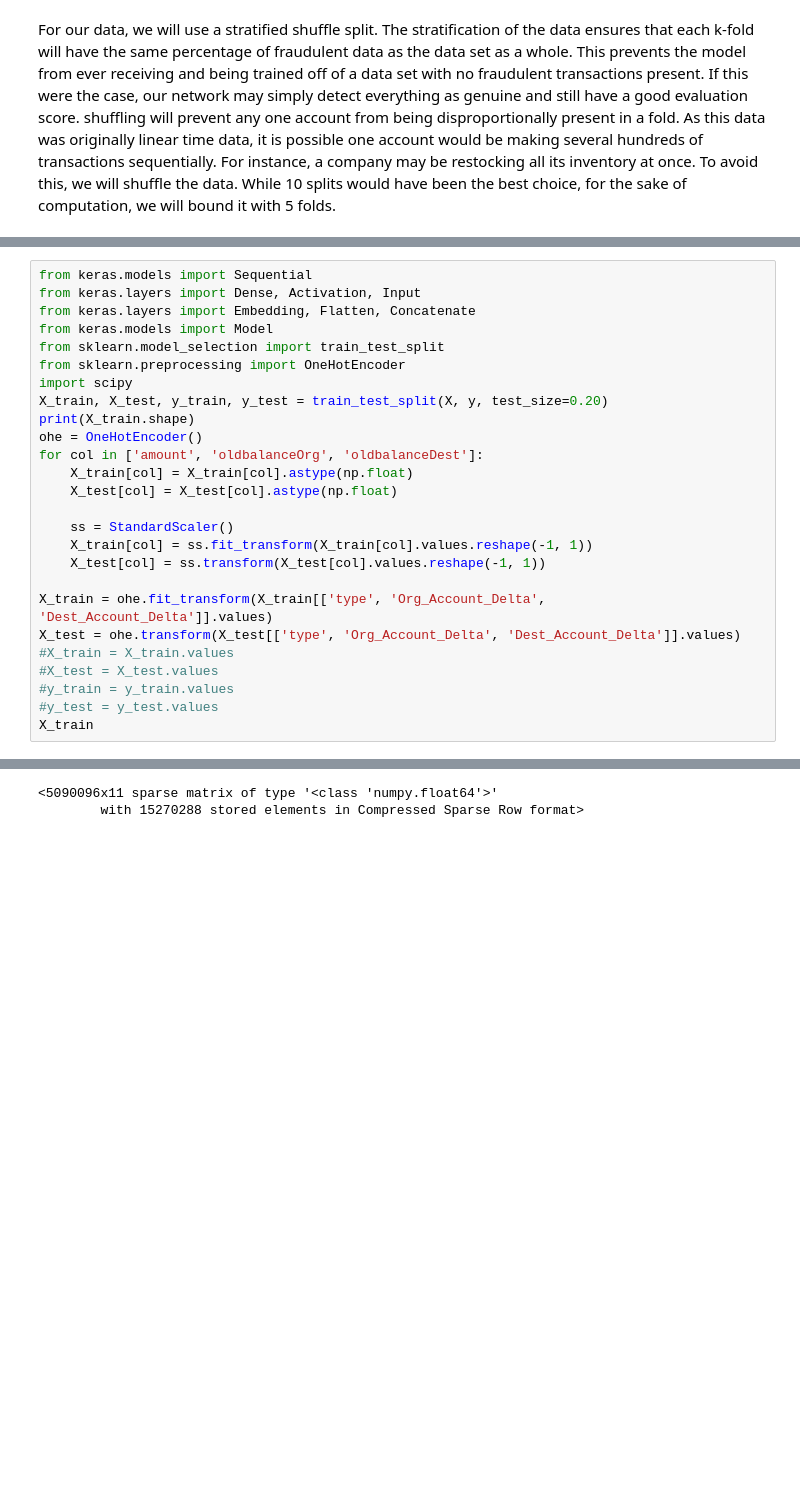
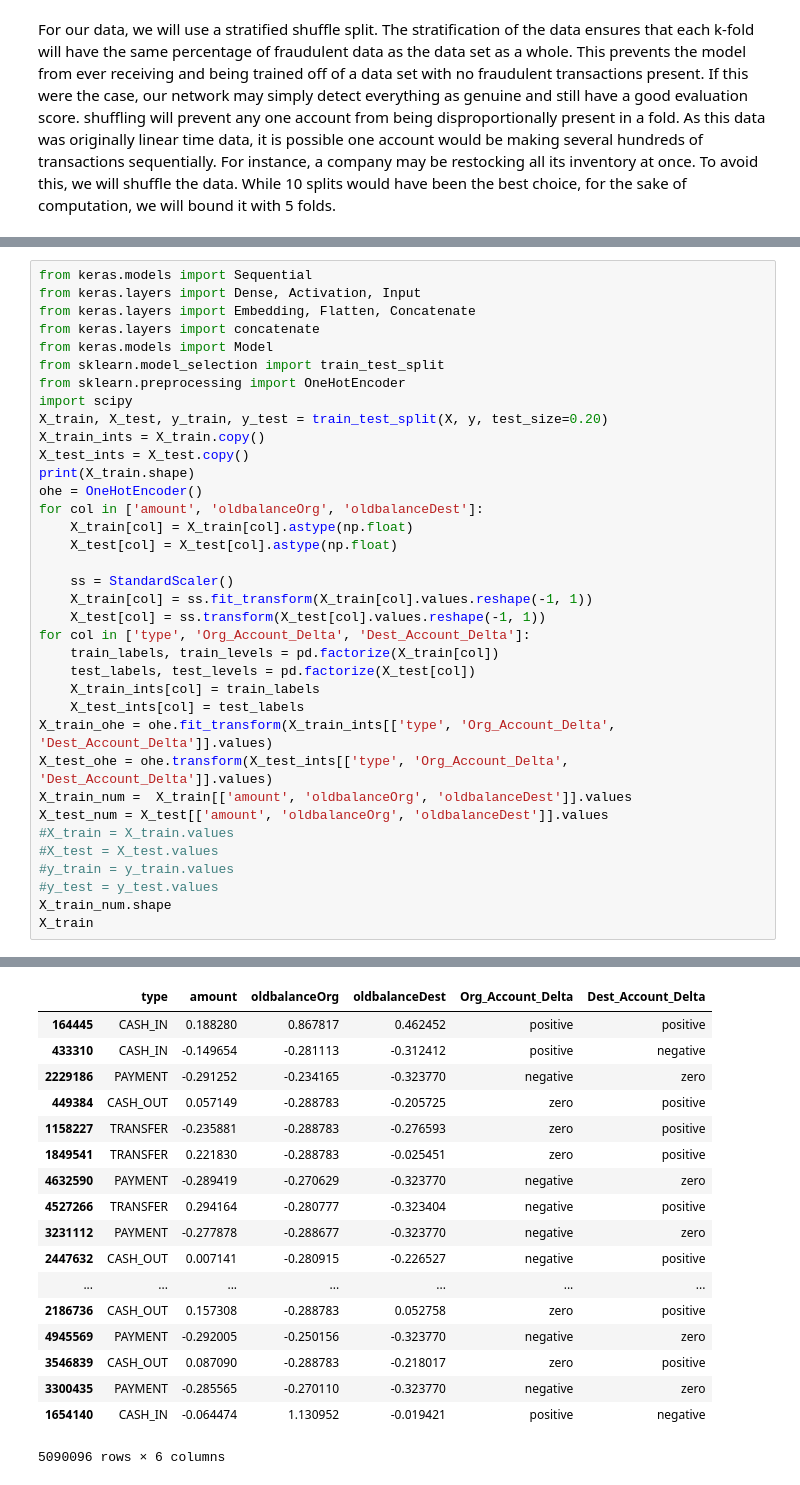
Before and after one commit to michaelcwatts123/JLab, a Jupyter notebook: Lab5/Lab5.ipynb, the cells around one changed output, grey strips where cells are left out. Saved outputs shown, nothing was run; the diff lists cells and outputs as text; blank space fills up the shorter version.

```diff
--- a/Lab5/Lab5.ipynb
+++ b/Lab5/Lab5.ipynb
@@ -152,11 +140,14 @@ cv = StratifiedShuffleSplit(n_splits=5, random_state=1)
 from keras.models import Sequential
 from keras.layers import Dense, Activation, Input
 from keras.layers import Embedding, Flatten, Concatenate
+from keras.layers import concatenate
 from keras.models import Model
 from sklearn.model_selection import train_test_split
 from sklearn.preprocessing import OneHotEncoder
 import scipy
 X_train, X_test, y_train, y_test = train_test_split(X, y, test_size=0.20)
+X_train_ints = X_train.copy()
+X_test_ints = X_test.copy()
 print(X_train.shape)
 ohe = OneHotEncoder()
 for col in ['amount', 'oldbalanceOrg', 'oldbalanceDest']:
@@ -166,13 +157,20 @@ for col in ['amount', 'oldbalanceOrg', 'oldbalanceDest']:
     ss = StandardScaler()
     X_train[col] = ss.fit_transform(X_train[col].values.reshape(-1, 1))
     X_test[col] = ss.transform(X_test[col].values.reshape(-1, 1))
-
-X_train = ohe.fit_transform(X_train[['type', 'Org_Account_Delta', 'Dest_Account_Delta']].values)
-X_test = ohe.transform(X_test[['type', 'Org_Account_Delta', 'Dest_Account_Delta']].values)
+for col in ['type', 'Org_Account_Delta', 'Dest_Account_Delta']:
+    train_labels, train_levels = pd.factorize(X_train[col])
+    test_labels, test_levels = pd.factorize(X_test[col])
+    X_train_ints[col] = train_labels
+    X_test_ints[col] = test_labels
+X_train_ohe = ohe.fit_transform(X_train_ints[['type', 'Org_Account_Delta', 'Dest_Account_Delta']].values)
+X_test_ohe = ohe.transform(X_test_ints[['type', 'Org_Account_Delta', 'Dest_Account_Delta']].values)
+X_train_num =  X_train[['amount', 'oldbalanceOrg', 'oldbalanceDest']].values
+X_test_num = X_test[['amount', 'oldbalanceOrg', 'oldbalanceDest']].values
 #X_train = X_train.values
 #X_test = X_test.values
 #y_train = y_train.values
 #y_test = y_test.values
+X_train_num.shape
 X_train
 # %% [output]
 Using TensorFlow backend.
@@ -199,2 +196,18 @@ See the caveats in the documentation: http://pandas.pydata.org/pandas-docs/stabl
+|  | type | amount | oldbalanceOrg | oldbalanceDest | Org_Account_Delta | Dest_Account_Delta |
+| 164445 | CASH_IN | 0.188280 | 0.867817 | 0.462452 | positive | positive |
+| 433310 | CASH_IN | -0.149654 | -0.281113 | -0.312412 | positive | negative |
+| 2229186 | PAYMENT | -0.291252 | -0.234165 | -0.323770 | negative | zero |
+| 449384 | CASH_OUT | 0.057149 | -0.288783 | -0.205725 | zero | positive |
+| 1158227 | TRANSFER | -0.235881 | -0.288783 | -0.276593 | zero | positive |
+| 1849541 | TRANSFER | 0.221830 | -0.288783 | -0.025451 | zero | positive |
+| 4632590 | PAYMENT | -0.289419 | -0.270629 | -0.323770 | negative | zero |
+| 4527266 | TRANSFER | 0.294164 | -0.280777 | -0.323404 | negative | positive |
+| 3231112 | PAYMENT | -0.277878 | -0.288677 | -0.323770 | negative | zero |
+| 2447632 | CASH_OUT | 0.007141 | -0.280915 | -0.226527 | negative | positive |
+| ... | ... | ... | ... | ... | ... | ... |
+| 2186736 | CASH_OUT | 0.157308 | -0.288783 | 0.052758 | zero | positive |
+| 4945569 | PAYMENT | -0.292005 | -0.250156 | -0.323770 | negative | zero |
+| 3546839 | CASH_OUT | 0.087090 | -0.288783 | -0.218017 | zero | positive |
+| 3300435 | PAYMENT | -0.285565 | -0.270110 | -0.323770 | negative | zero |
+| 1654140 | CASH_IN | -0.064474 | 1.130952 | -0.019421 | positive | negative |
-<5090096x11 sparse matrix of type '<class 'numpy.float64'>'
-        with 15270288 stored elements in Compressed Sparse Row format>
+5090096 rows × 6 columns
```
Also changed, not shown: parts of 12 cells of this notebook.
